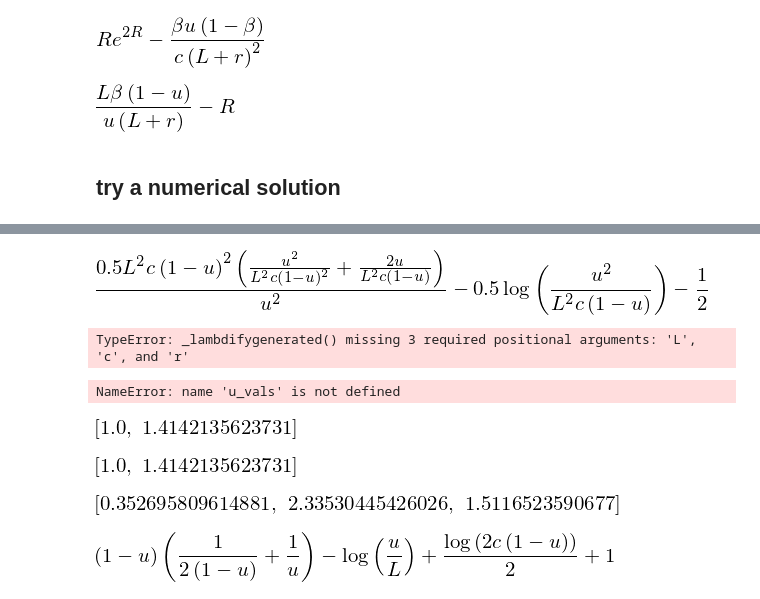
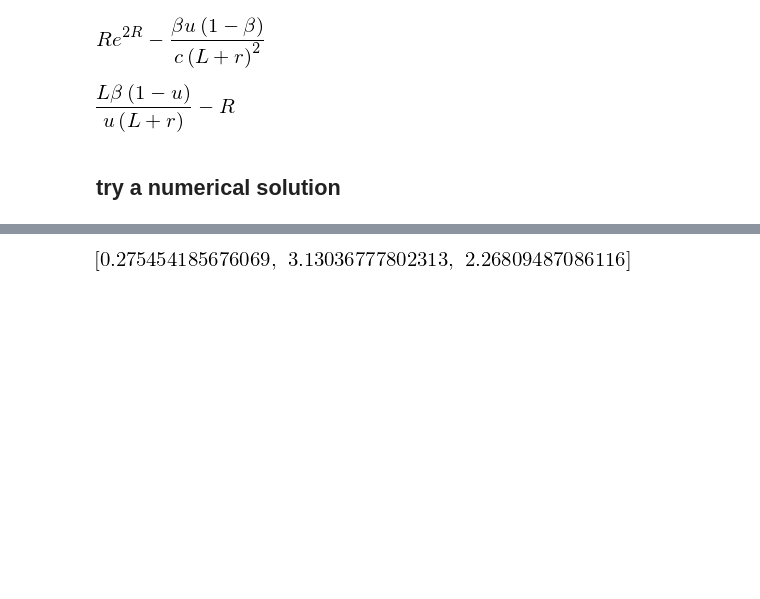
Before and after one commit to tgardnerh/MarketDesign, a Jupyter notebook: UnravelingSearchPpr/DMP with match quality and new matching.ipynb, the cells around one changed output, grey strips where cells are left out. Cells and saved outputs as stored; diff of their text form; code cells hidden in the pictures; blank space fills up the shorter version.

```diff
--- a/UnravelingSearchPpr/DMP with match quality and new matching.ipynb
+++ b/UnravelingSearchPpr/DMP with match quality and new matching.ipynb
@@ -49,3 +39,0 @@ NameError: name 'solver' is not defined
-# %%
-welf_u = (1/2*sym.log(u**2/(lam**2*(1-u)*c))+1)*(1-u)-(1-u)/2
-welf_u
@@ -59,10 +39,0 @@ welf_uR
-# %%
-foc_welf_u = sym.diff(welf_u,u)
-foc_welf_u
-# %% [output]
-[figure, removed]
-# %%
-s_opt = sym.nsolve((foc_welf_u,lam-0.3,r-.95,c-.01),(u,lam,c,r),(.1,1,.1, .95))
-s_opt
-# %% [output]
-TypeError: _lambdifygenerated() missing 3 required positional arguments: 'L', 'c', and 'r'
@@ -79,53 +40,31 @@ opt_welf_pt = [(optRvofU(s_opt[0],s_opt[1],s_opt[2])[0]+1)*(1-s_opt[0])-
-# %%
-plt.plot(u_vals,R_vals,u_vals,welf, 'o',opt_u_pt, opt_R_pt,'rx',opt_u_pt,opt_welf_pt,'ro')
-# %% [output]
-NameError: name 'u_vals' is not defined
-# %%
-def bob(x):
-    return [sym.nsolve((u**2-i),(u),(1)) for i in x]
-bob([1,2])
-# %% [output]
-[figure, removed]
-# %%
-def bob(x):
-    return [sym.nsolve((u**2-i),(u),(1)) for i in x]
-bob([1,2])
-# %% [output]
-[figure, removed]
 # %%
 def ModelSolver(B,L,r_val,c_val):
     try:
         out = sym.nsolve(((1-u)/u*lam*beta/(r+lam)-R,
                        R*sym.exp(2*R)-u*(1-beta)*beta/(c*(r+lam)**2),
                        lam-L,r-r_val,c-c_val,beta-B),
                       (u,R,lam,c,beta,r),(.1,1,L,c_val,B,r_val))
     except:
         out = sym.Matrix([float("NaN")]*6)
     return out
-welf_u = []
 def SocialOpt(L,r_val,c_val):
-    #welf_u = (1/2*sym.log(u**2/(lam**2*(1-u)*c))+1)*(1-u)-(1-u)/2
-    #welf_u = (sym.log(u)-sym.log(2)/2-sym.log(lam)/2-sym.log(1-u)-sym.log(c)/2+1)*(1-u)-(1-u)/2
-    welf_u = (1-u)*(sym.log(u/lam)-sym.log((1-u)*(2*c))/2)
-    foc_welf_u = sym.diff(welf_u,u)
+    try:
+        welf_u = (1-u)*(sym.log(u/lam)-sym.log((1-u)*(2*c))/2)
+        foc_welf_u = sym.diff(welf_u,u)
 
-    s_opt = sym.nsolve((foc_welf_u, lam-L,r-r_val,c-c_val),(u,lam,c,r),(.1,L,c_val,r_val))
-    opt_u = s_opt[0]
-    opt_R = sym.log(u) -sym.log(1-u)/2 -sym.log(lam) -sym.log(2*c)/2
+        s_opt = sym.nsolve((foc_welf_u, lam-L,r-r_val,c-c_val),(u,lam,c,r),(.1,L,c_val,r_val))
+        opt_u = s_opt[0]
+        opt_R = sym.log(u) -sym.log(1-u)/2 -sym.log(lam) -sym.log(2*c)/2
 
-    opt_welf = welf_u.subs([(u,opt_u),(lam,L),(c,c_val)])
+        opt_welf = welf_u.subs([(u,opt_u),(lam,L),(c,c_val)])
 
-    return [opt_u, opt_R.subs([(u,opt_u),(lam,L),(c,c_val)]).evalf(), welf_u.subs([(u,opt_u),(lam,L),(c,c_val)]).evalf()]
-
-SocialOpt(.3,.95,.01)
+        out = [opt_u, opt_R.subs([(u,opt_u),(lam,L),(c,c_val)]).evalf(), welf_u.subs([(u,opt_u),(lam,L),(c,c_val)]).evalf()]
+    except:
+        out = [float("NaN")]*6
+    return out
+SocialOpt(.1,.95,.01)
 # %% [output]
-[figure, old version]
+[figure, new version]
-# %%
-welf_u = (1-u)*(sym.log(u/lam)-sym.log((1-u)*(2*c))/2-1)
-welf_u
-sym.diff(welf_u,u)
-# %% [output]
-[figure, removed]
 # %%
 #%xmode Verbose
 import ipywidgets as ipw
```
Also changed, not shown: parts of 7 cells of this notebook.
